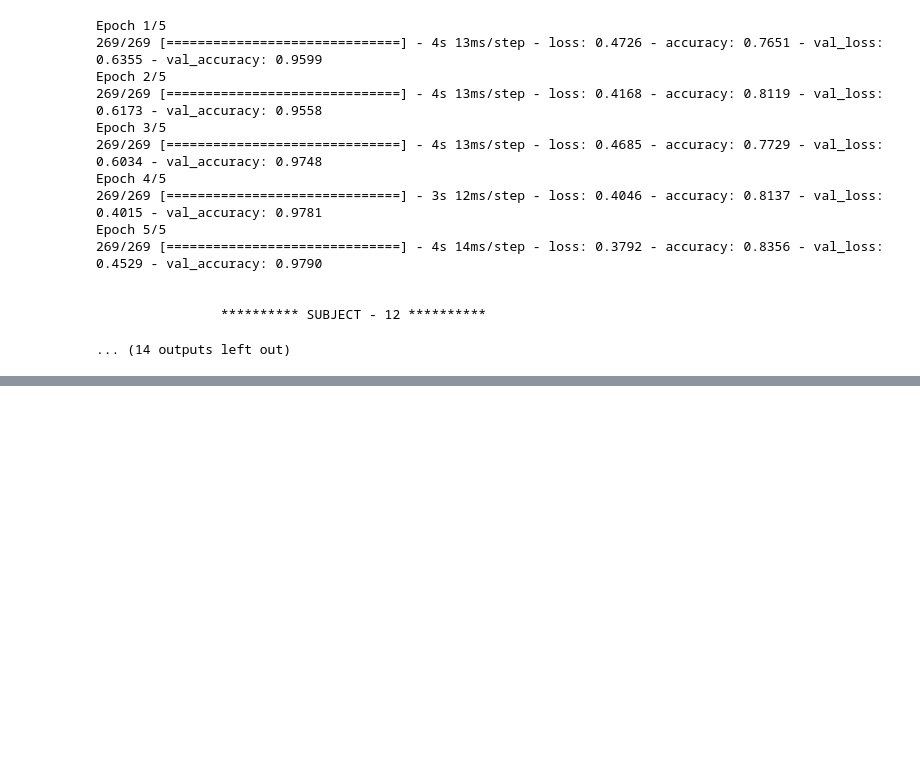
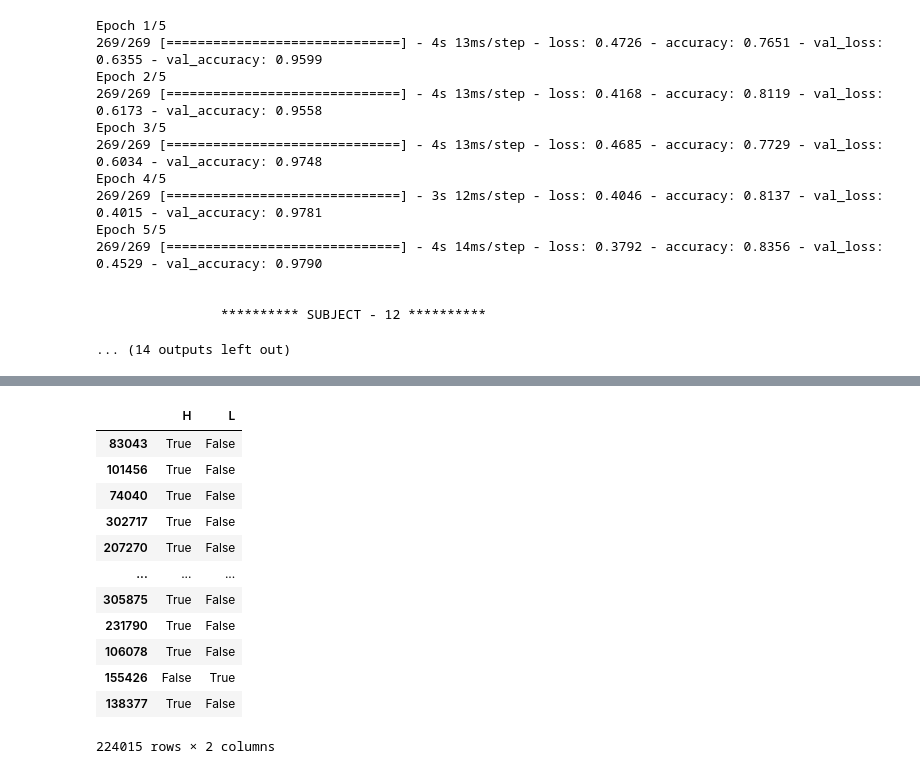
Before and after one commit to Dhyanesh-Panchal/GSR-research-and-stress-detection, a Jupyter notebook: notebooks/LSTM_GSR_Phasic.ipynb, the cells around one changed output, grey strips where cells are left out. Cells and saved outputs as stored; diff of their text form; code cells hidden in the pictures; blank space fills up the shorter version.

```diff
--- a/notebooks/LSTM_GSR_Phasic.ipynb
+++ b/notebooks/LSTM_GSR_Phasic.ipynb
@@ -272,0 +292,25 @@ test_df =
+# %%
+filtered_data = data[(data["arousal"]!=5) & (data["valence"]!=5)]
+# %%
+filtered_data = filtered_data.reset_index().drop("index",axis=1)
+# %%
+X,y = pre_process(filtered_data)
+y = pd.get_dummies(y)
+# %%
+X_train,X_test,y_train,y_test = train_test_split(X,y,test_size=0.3)
+# %%
+y_train
+# %% [output]
+|  | H | L |
+| 83043 | True | False |
+| 101456 | True | False |
+| 74040 | True | False |
+| 302717 | True | False |
+| 207270 | True | False |
+| ... | ... | ... |
+| 305875 | True | False |
+| 231790 | True | False |
+| 106078 | True | False |
+| 155426 | False | True |
+| 138377 | True | False |
+224015 rows × 2 columns
```
Also changed, not shown: parts of 16 cells of this notebook.
